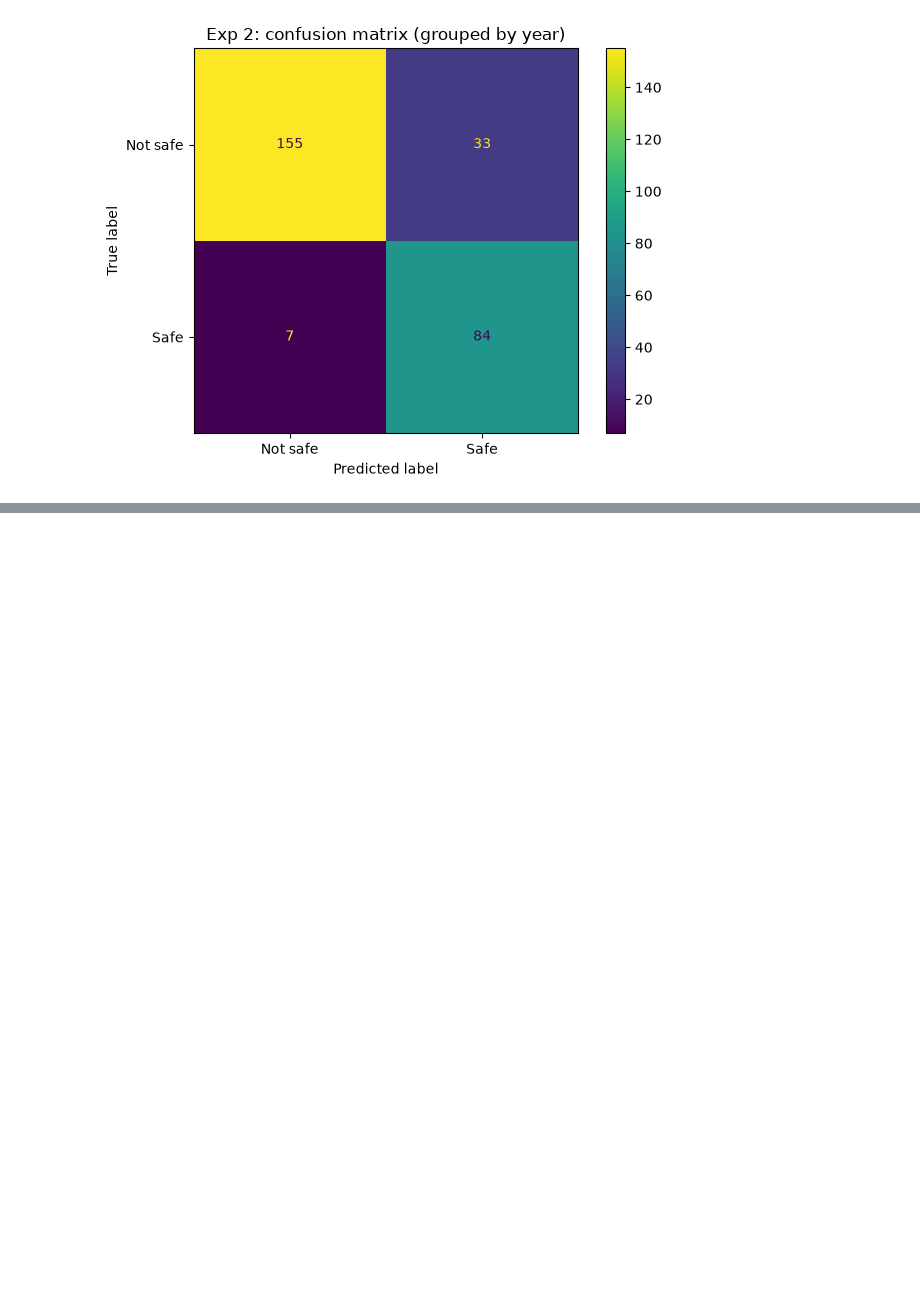
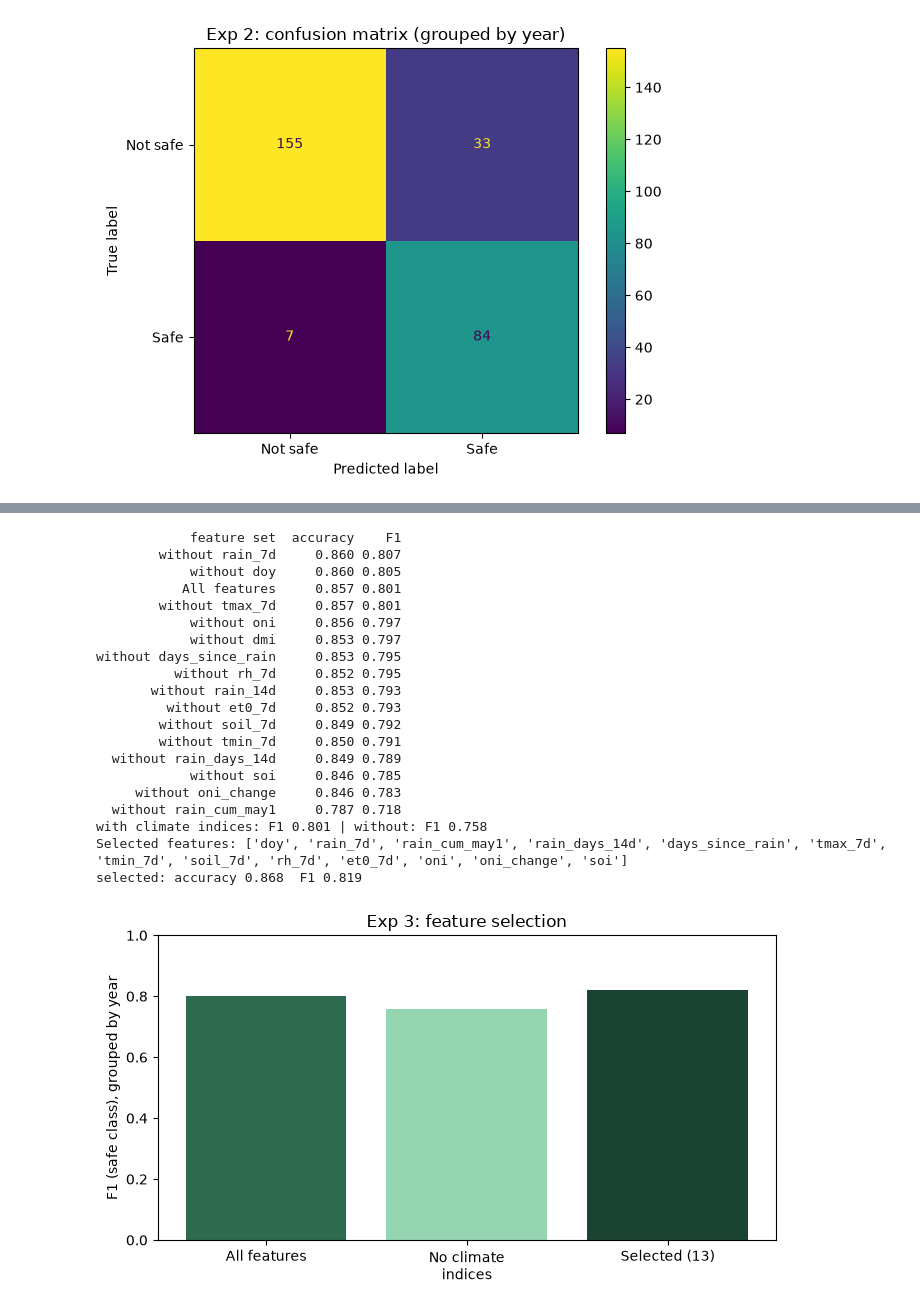
Before and after one commit to samikshadongare06-jpg/aiml-cie, a Jupyter notebook: notebooks/experiments.ipynb, the cells around one changed output, grey strips where cells are left out. Saved outputs shown, nothing was run; the diff lists cells and outputs as text; code cells hidden in the pictures; blank space fills up the shorter version.

```diff
--- a/notebooks/experiments.ipynb
+++ b/notebooks/experiments.ipynb
@@ -203,0 +284,48 @@ plt.savefig('static/charts/exp2_confusion.png', dpi=150); plt.show()
+# %%
+# Drop-column test, climate-index test and final set
+def grouped_scores(cols):
+    r = cross_validate(rf, df[cols], y, cv=GroupKFold(n_splits=5), groups=groups, scoring=['accuracy', 'f1'])
+    return r['test_accuracy'].mean(), r['test_f1'].mean()
+
+full = grouped_scores(FEATURES)
+rows = [('All features', *full)] + [(f'without {f}', *grouped_scores([c for c in FEATURES if c != f])) for f in FEATURES]
+print(pd.DataFrame(rows, columns=['feature set', 'accuracy', 'F1']).round(3).sort_values('F1', ascending=False).to_string(index=False))
+
+CLIMATE = ['oni', 'oni_change', 'dmi', 'soi']
+no_climate = grouped_scores([c for c in FEATURES if c not in CLIMATE])
+print(f'with climate indices: F1 {full[1]:.3f} | without: F1 {no_climate[1]:.3f}')
+
+FINAL = [f for f in FEATURES if imp[f] > 0]        # starting point: edit by hand after reading the tables
+sel = grouped_scores(FINAL)
+print('Selected features:', FINAL)
+print(f'selected: accuracy {sel[0]:.3f}  F1 {sel[1]:.3f}')
+log('Exp3 all features F1', full[1]); log('Exp3 without climate indices F1', no_climate[1]); log('Exp3 selected features F1', sel[1])
+
+plt.figure(figsize=(7, 4))
+plt.bar(['All features', 'No climate\nindices', f'Selected ({len(FINAL)})'], [full[1], no_climate[1], sel[1]],
+        color=['#2D6A4F', '#95D5B2', '#1B4332'])
+plt.ylim(0, 1); plt.ylabel('F1 (safe class), grouped by year'); plt.title('Exp 3: feature selection')
+plt.tight_layout()
+plt.savefig('static/charts/exp3_selection.png', dpi=150); plt.show()
+# %% [output]
+            feature set  accuracy    F1
+        without rain_7d     0.860 0.807
+            without doy     0.860 0.805
+           All features     0.857 0.801
+        without tmax_7d     0.857 0.801
+            without oni     0.856 0.797
+            without dmi     0.853 0.797
+without days_since_rain     0.853 0.795
+          without rh_7d     0.852 0.795
+       without rain_14d     0.853 0.793
+         without et0_7d     0.852 0.793
+        without soil_7d     0.849 0.792
+        without tmin_7d     0.850 0.791
+  without rain_days_14d     0.849 0.789
+            without soi     0.846 0.785
+     without oni_change     0.846 0.783
+  without rain_cum_may1     0.787 0.718
+with climate indices: F1 0.801 | without: F1 0.758
+Selected features: ['doy', 'rain_7d', 'rain_cum_may1', 'rain_days_14d', 'days_since_rain', 'tmax_7d', 'tmin_7d', 'soil_7d', 'rh_7d', 'et0_7d', 'oni', 'oni_change', 'soi']
+selected: accuracy 0.868  F1 0.819
+[figure, added]
```
Also changed, not shown: parts of 5 cells of this notebook, 6 other files.
